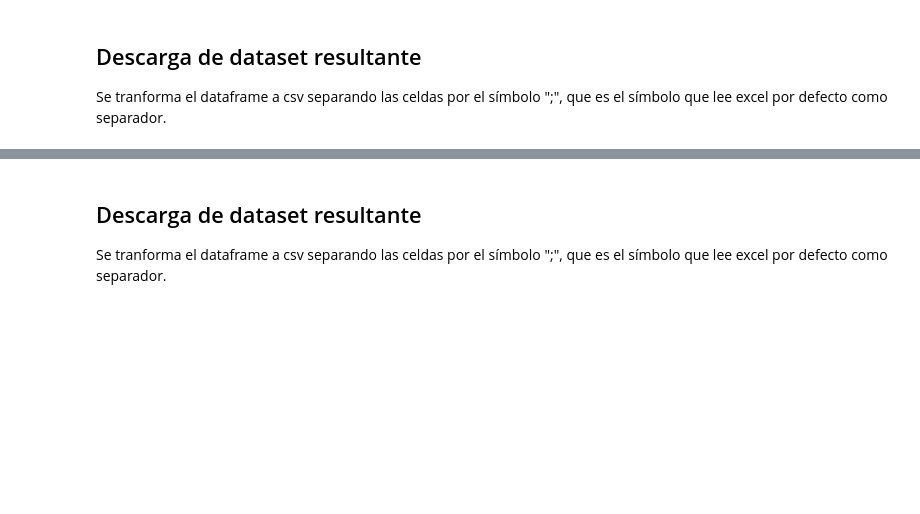
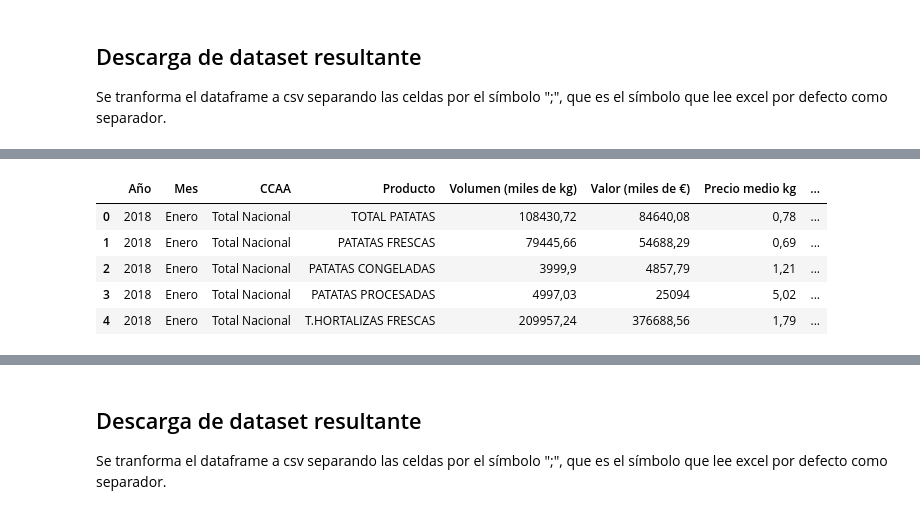
Before and after one commit to AdrianRuiz6/Mineria, a Jupyter notebook: AgroAnalisis.ipynb, the cells around one changed output, grey strips where cells are left out. Cells and saved outputs as stored; diff of their text form; code cells hidden in the pictures; blank space fills up the shorter version.

```diff
--- a/AgroAnalisis.ipynb
+++ b/AgroAnalisis.ipynb
@@ -323,0 +311,2 @@ ds_clean.reset_index(drop=True)
+# %%
+dataframe_1_v2 = pd.read_csv("Dataset1.- DatosConsumoAlimentarioMAPAporCCAA.txt", sep="|")
@@ -323,0 +317,9 @@ ds_clean.reset_index(drop=True)
+# %%
+dataframe_1_v2.head()
+# %% [output]
+|  | Año | Mes | CCAA | Producto | Volumen (miles de kg) | Valor (miles de €) | Precio medio kg | ... |
+| 0 | 2018 | Enero | Total Nacional | TOTAL PATATAS | 108430,72 | 84640,08 | 0,78 | ... |
+| 1 | 2018 | Enero | Total Nacional | PATATAS FRESCAS | 79445,66 | 54688,29 | 0,69 | ... |
+| 2 | 2018 | Enero | Total Nacional | PATATAS CONGELADAS | 3999,9 | 4857,79 | 1,21 | ... |
+| 3 | 2018 | Enero | Total Nacional | PATATAS PROCESADAS | 4997,03 | 25094 | 5,02 | ... |
+| 4 | 2018 | Enero | Total Nacional | T.HORTALIZAS FRESCAS | 209957,24 | 376688,56 | 1,79 | ... |
```
Also changed, not shown: parts of 68 cells of this notebook.
